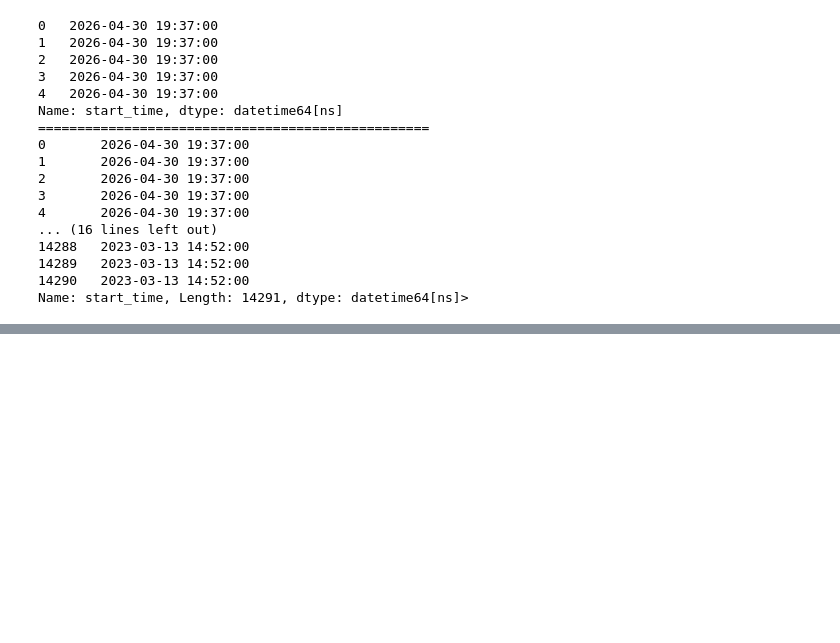
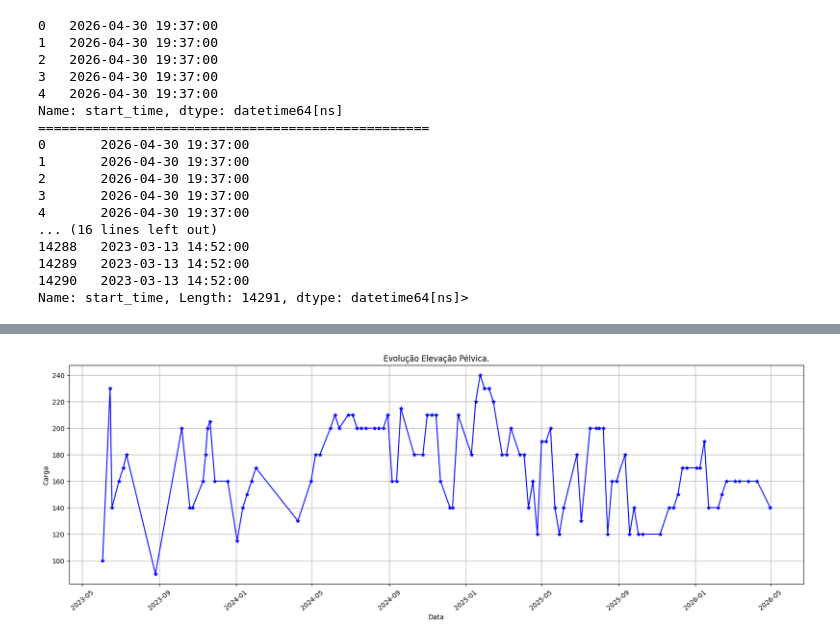
Before and after one commit to LucasDiasAlves/data-set_treino, a Jupyter notebook: notebook.ipynb, the cells around one changed output, grey strips where cells are left out. Drawn from its saved outputs; the diff is of its cells as text; code cells hidden in the pictures; blank space fills up the shorter version.

```diff
--- a/notebook.ipynb
+++ b/notebook.ipynb
@@ -364,0 +463,14 @@ Name: start_time, Length: 14291, dtype: datetime64[ns]>
+# %%
+x = tabela_auxiliar_carga.loc[tabela_auxiliar_carga['id_exercise'] == 20, 'start_time']
+y = tabela_auxiliar_carga.loc[tabela_auxiliar_carga['id_exercise'] == 20, 'weight_kg']
+
+fig, ax = plt.subplots(figsize=(20, 6))
+meugrafico = ax.plot(x, y, color='blue', marker='*')
+ax.grid(True)
+ax.set_xlabel('Data')
+ax.set_ylabel('Carga')
+ax.set_title('Evolução Elevação Pélvica.')
+plt.xticks(rotation=40)
+plt.show()
+# %% [output]
+[figure, added]
```
Also changed, not shown: parts of 6 cells of this notebook.
